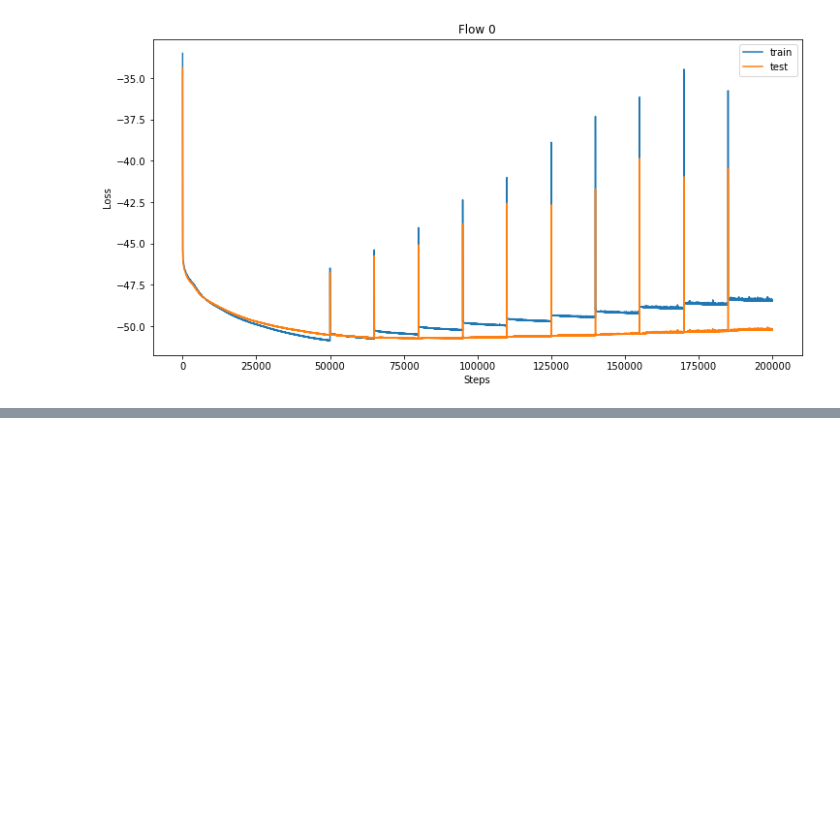
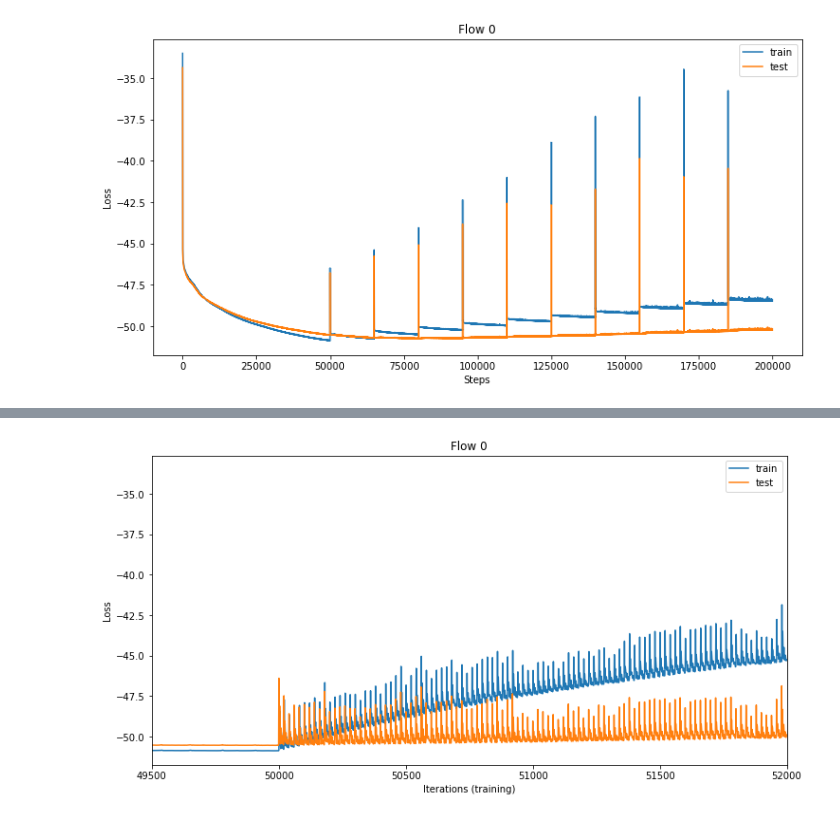
Before and after one commit to anacmolina/ML-DFT, a Jupyter notebook: notebooks/24 - first adaptive ag6 data.ipynb, the cells around one changed output, grey strips where cells are left out. Saved outputs shown, nothing was run; the diff lists cells and outputs as text; code cells hidden in the pictures; blank space fills up the shorter version.

```diff
--- a/notebooks/24 - first adaptive ag6 data.ipynb
+++ b/notebooks/24 - first adaptive ag6 data.ipynb
@@ -79,0 +139,23 @@ for j in range(1):
+# %%
+for j in range(1):
+
+    losses_train = torch.cat([torch.tensor(dict_flows_training[i][j]['losses'][0]) for i in range(len(dict_flows_training))])
+    losses_test = torch.cat([torch.tensor(dict_flows_training[i][j]['losses'][1]) for i in range(len(dict_flows_training))])
+
+    y_lines = np.cumsum([len(dict_flows_training[i][j]['losses'][0]) for i in range(len(dict_flows_training))])
+
+    fig, ax = plt.subplots(1, 1, figsize=(12,6) )
+    set_plot_iteration(losses_train, avg=False, window_size=10, axis=0, alpha=1, ax=ax, label='train')
+    set_plot_iteration(losses_test, avg=False, window_size=10, axis=0,alpha=1, ax=ax, label='test')
+
+    ax.vlines(y_lines, ymin=torch.log(losses_train.min()), ymax=torch.log(losses_train.max()), color='k', alpha=0.2, linestyle='--')
+
+    ax.set_xlabel('Iterations (training)')
+    ax.set_ylabel('Loss')
+    ax.set_label(['train', 'test'])
+    ax.legend()
+
+    ax.set_title('Flow {}'.format(j))
+    ax.set_xlim(49500, 52000)
+# %% [output]
+[figure, added]
```
Also changed, not shown: parts of 15 cells of this notebook, 5 other files.
